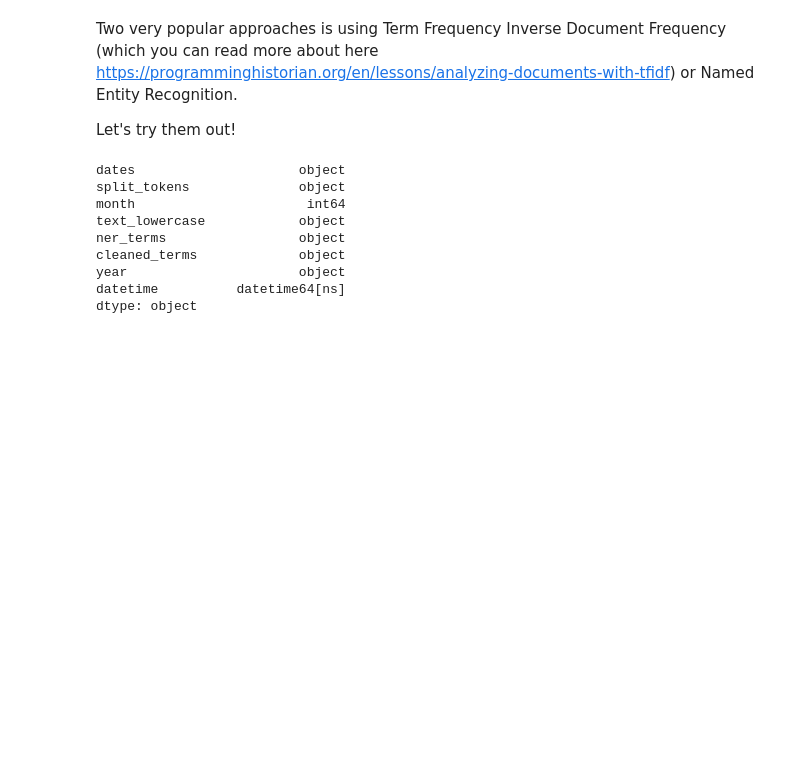
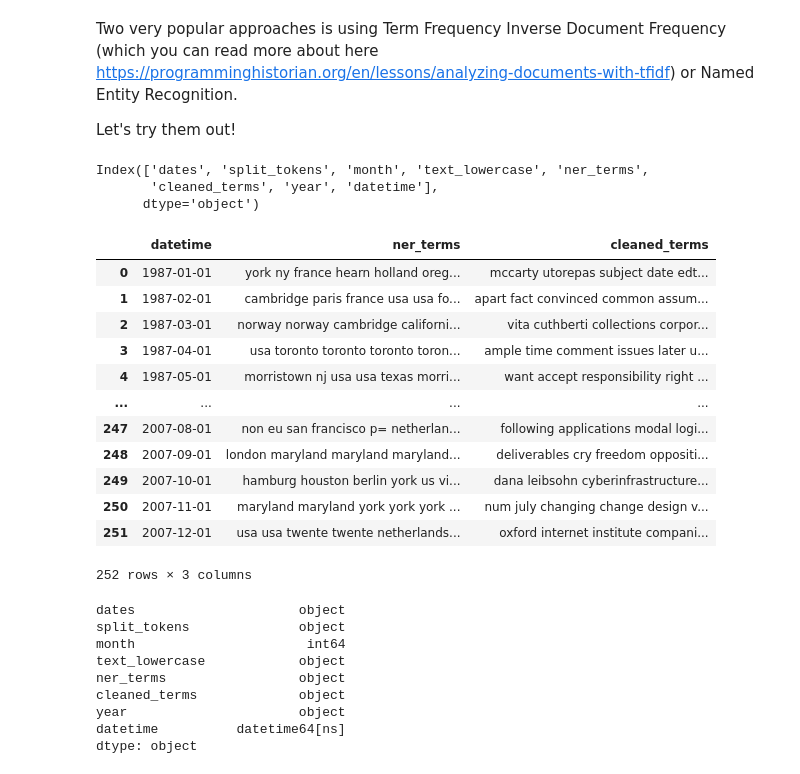
Before and after one commit to ZoeLeBlanc/visualizing_humanities_data_workshop, a Jupyter notebook: Introduction to Exploratory Data Analysis and Word Counts.ipynb, the cells around one changed output. Drawn from its saved outputs; the diff is of its cells as text; code cells hidden in the pictures; blank space fills up the shorter version.

```diff
--- a/Introduction to Exploratory Data Analysis and Word Counts.ipynb
+++ b/Introduction to Exploratory Data Analysis and Word Counts.ipynb
@@ -151,6 +153,28 @@ humanist_vols = pd.read_csv('humanist_vols_ner_tokens.csv')
 # %%
 humanist_vols.loc[:, 'year'] = humanist_vols.dates.str.split('-').str[0]
 humanist_vols.loc[:,'datetime'] = pd.to_datetime(humanist_vols.year.astype(str) + '-' + humanist_vols.month.astype(str) + '-01', format='%Y-%m-%d', errors='ignore')
+# %%
+humanist_vols.columns
+# %% [output]
+Index(['dates', 'split_tokens', 'month', 'text_lowercase', 'ner_terms',
+       'cleaned_terms', 'year', 'datetime'],
+      dtype='object')
+# %%
+humanist_vols[humanist_vols.year.str.len() ==4][['datetime', 'ner_terms', 'cleaned_terms']].to_csv('smaller')
+# %% [output]
+|  | datetime | ner_terms | cleaned_terms |
+| 0 | 1987-01-01 | york ny france hearn holland oreg... | mccarty utorepas subject date edt... |
+| 1 | 1987-02-01 | cambridge paris france usa usa fo... | apart fact convinced common assum... |
+| 2 | 1987-03-01 | norway norway cambridge californi... | vita cuthberti collections corpor... |
+| 3 | 1987-04-01 | usa toronto toronto toronto toron... | ample time comment issues later u... |
+| 4 | 1987-05-01 | morristown nj usa usa texas morri... | want accept responsibility right ... |
+| ... | ... | ... | ... |
+| 247 | 2007-08-01 | non eu san francisco p= netherlan... | following applications modal logi... |
+| 248 | 2007-09-01 | london maryland maryland maryland... | deliverables cry freedom oppositi... |
+| 249 | 2007-10-01 | hamburg houston berlin york us vi... | dana leibsohn cyberinfrastructure... |
+| 250 | 2007-11-01 | maryland maryland york york york ... | num july changing change design v... |
+| 251 | 2007-12-01 | usa usa twente twente netherlands... | oxford internet institute compani... |
+252 rows × 3 columns
 # %%
 humanist_vols.dtypes
 # %% [output]
```
Also changed, not shown: parts of 1 cell of this notebook, 1 other file.
